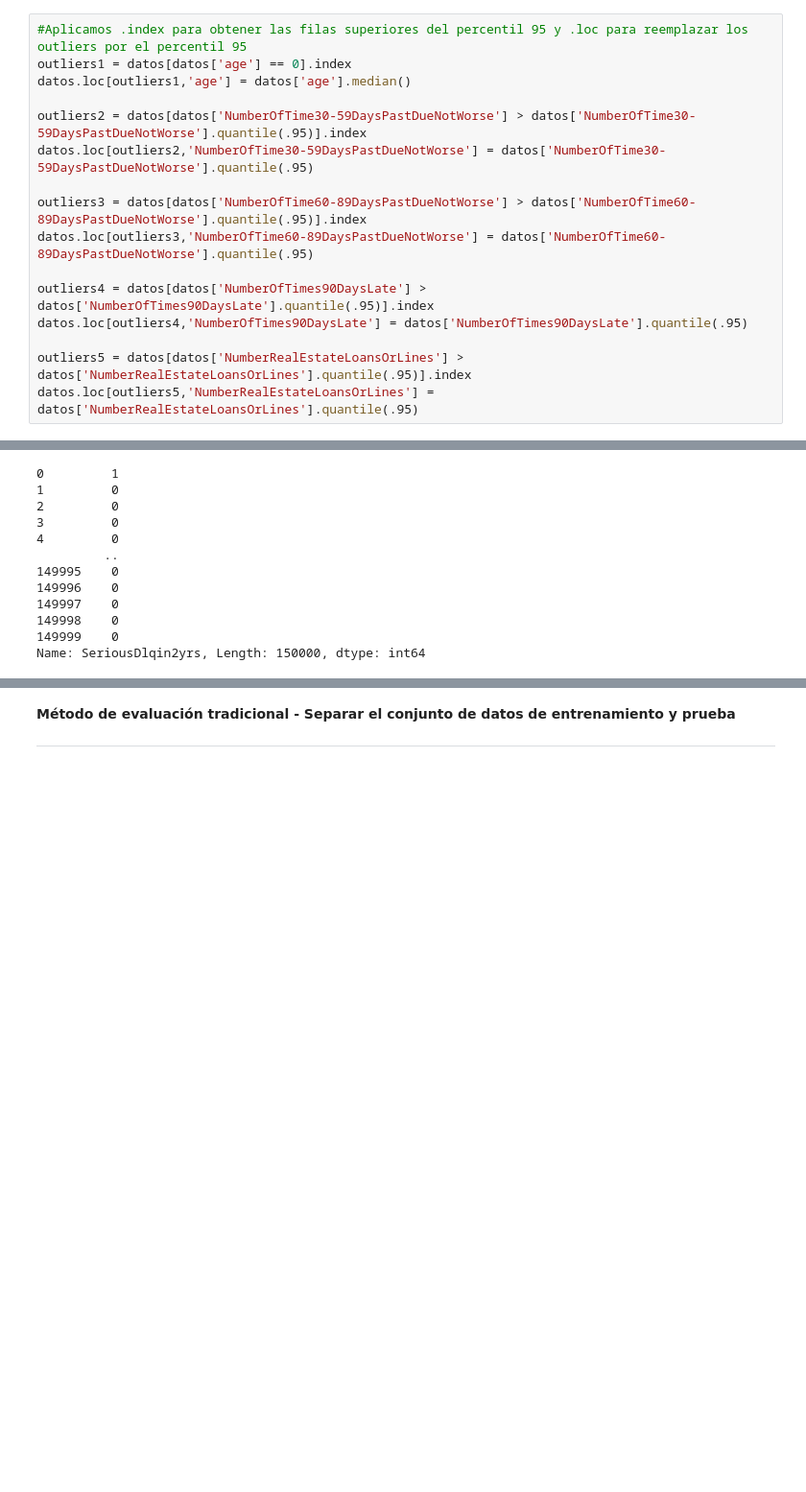
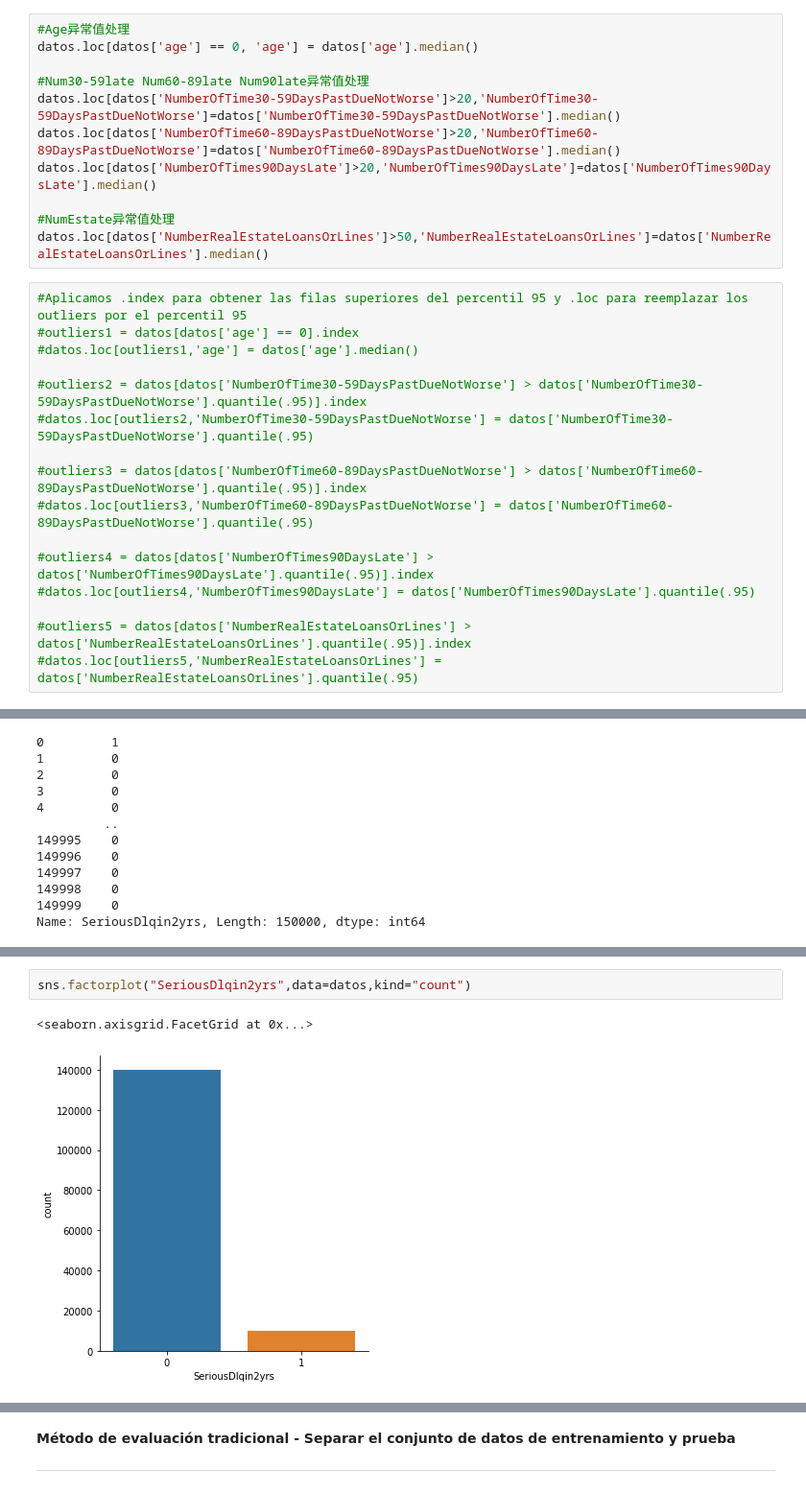
Before and after one commit to PDCaire10/USIL_Capstone_202202_G10_MLP_Bagging, a Jupyter notebook: Modelo_PNN+Bagging.ipynb, the cells around one changed output, grey strips where cells are left out. Shown at 96% size. Cells and saved outputs as stored; diff of their text form; blank space fills up the shorter version.

```diff
--- a/Modelo_PNN+Bagging.ipynb
+++ b/Modelo_PNN+Bagging.ipynb
@@ -156,22 +155,33 @@ dtype: int64
 # %%
 #datos.isnull().sum().sum()
 #datos.columns[datos.isnull().any()]
+# %%
+#Age异常值处理
+datos.loc[datos['age'] == 0, 'age'] = datos['age'].median()
+
+#Num30-59late Num60-89late Num90late异常值处理
+datos.loc[datos['NumberOfTime30-59DaysPastDueNotWorse']>20,'NumberOfTime30-59DaysPastDueNotWorse']=datos['NumberOfTime30-59DaysPastDueNotWorse'].median()
+datos.loc[datos['NumberOfTime60-89DaysPastDueNotWorse']>20,'NumberOfTime60-89DaysPastDueNotWorse']=datos['NumberOfTime60-89DaysPastDueNotWorse'].median()
+datos.loc[datos['NumberOfTimes90DaysLate']>20,'NumberOfTimes90DaysLate']=datos['NumberOfTimes90DaysLate'].median()
+
+#NumEstate异常值处理
+datos.loc[datos['NumberRealEstateLoansOrLines']>50,'NumberRealEstateLoansOrLines']=datos['NumberRealEstateLoansOrLines'].median()
 # %%
 #Aplicamos .index para obtener las filas superiores del percentil 95 y .loc para reemplazar los outliers por el percentil 95
-outliers1 = datos[datos['age'] == 0].index
-datos.loc[outliers1,'age'] = datos['age'].median()
+#outliers1 = datos[datos['age'] == 0].index
+#datos.loc[outliers1,'age'] = datos['age'].median()
 
-outliers2 = datos[datos['NumberOfTime30-59DaysPastDueNotWorse'] > datos['NumberOfTime30-59DaysPastDueNotWorse'].quantile(.95)].index
-datos.loc[outliers2,'NumberOfTime30-59DaysPastDueNotWorse'] = datos['NumberOfTime30-59DaysPastDueNotWorse'].quantile(.95)
+#outliers2 = datos[datos['NumberOfTime30-59DaysPastDueNotWorse'] > datos['NumberOfTime30-59DaysPastDueNotWorse'].quantile(.95)].index
+#datos.loc[outliers2,'NumberOfTime30-59DaysPastDueNotWorse'] = datos['NumberOfTime30-59DaysPastDueNotWorse'].quantile(.95)
 
-outliers3 = datos[datos['NumberOfTime60-89DaysPastDueNotWorse'] > datos['NumberOfTime60-89DaysPastDueNotWorse'].quantile(.95)].index
-datos.loc[outliers3,'NumberOfTime60-89DaysPastDueNotWorse'] = datos['NumberOfTime60-89DaysPastDueNotWorse'].quantile(.95)
+#outliers3 = datos[datos['NumberOfTime60-89DaysPastDueNotWorse'] > datos['NumberOfTime60-89DaysPastDueNotWorse'].quantile(.95)].index
+#datos.loc[outliers3,'NumberOfTime60-89DaysPastDueNotWorse'] = datos['NumberOfTime60-89DaysPastDueNotWorse'].quantile(.95)
 
-outliers4 = datos[datos['NumberOfTimes90DaysLate'] > datos['NumberOfTimes90DaysLate'].quantile(.95)].index
-datos.loc[outliers4,'NumberOfTimes90DaysLate'] = datos['NumberOfTimes90DaysLate'].quantile(.95)
+#outliers4 = datos[datos['NumberOfTimes90DaysLate'] > datos['NumberOfTimes90DaysLate'].quantile(.95)].index
+#datos.loc[outliers4,'NumberOfTimes90DaysLate'] = datos['NumberOfTimes90DaysLate'].quantile(.95)
 
-outliers5 = datos[datos['NumberRealEstateLoansOrLines'] > datos['NumberRealEstateLoansOrLines'].quantile(.95)].index
-datos.loc[outliers5,'NumberRealEstateLoansOrLines'] = datos['NumberRealEstateLoansOrLines'].quantile(.95)
+#outliers5 = datos[datos['NumberRealEstateLoansOrLines'] > datos['NumberRealEstateLoansOrLines'].quantile(.95)].index
+#datos.loc[outliers5,'NumberRealEstateLoansOrLines'] = datos['NumberRealEstateLoansOrLines'].quantile(.95)
 # %%
 datos['MonthlyIncome'].fillna(datos['MonthlyIncome'].median(),inplace = True)
 datos['NumberOfDependents'].fillna(datos['NumberOfDependents'].mode()[0],inplace = True)
@@ -220,0 +247,5 @@ Name: SeriousDlqin2yrs, Length: 150000, dtype: int64
+# %%
+sns.factorplot("SeriousDlqin2yrs",data=datos,kind="count")
+# %% [output]
+<seaborn.axisgrid.FacetGrid at 0x...>
+[figure, added]
```
Also changed, not shown: parts of 33 cells of this notebook.
